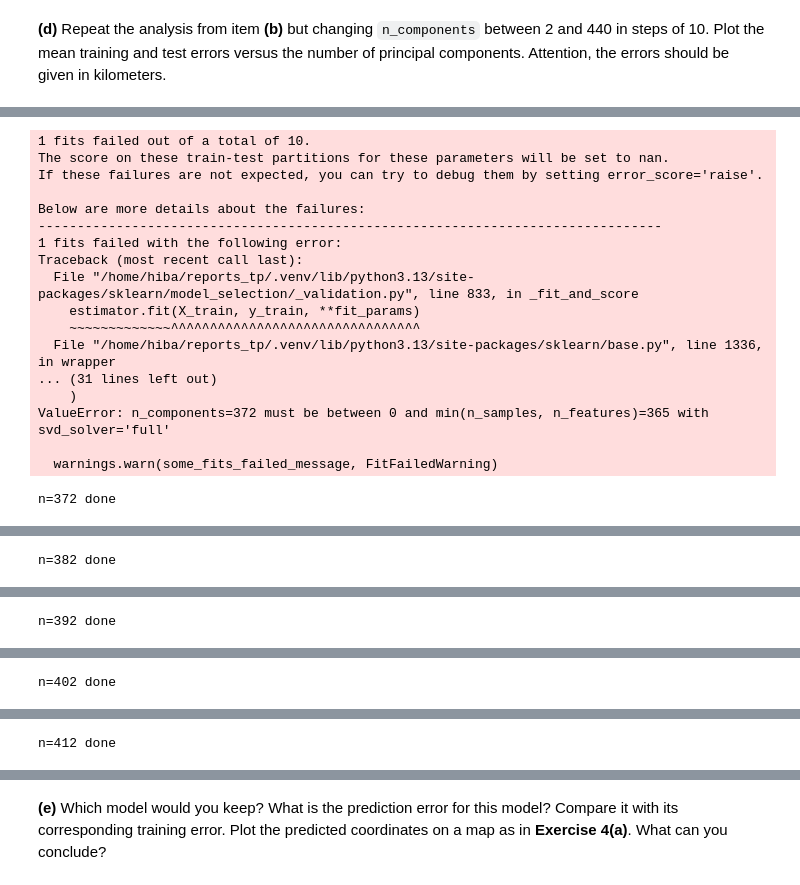
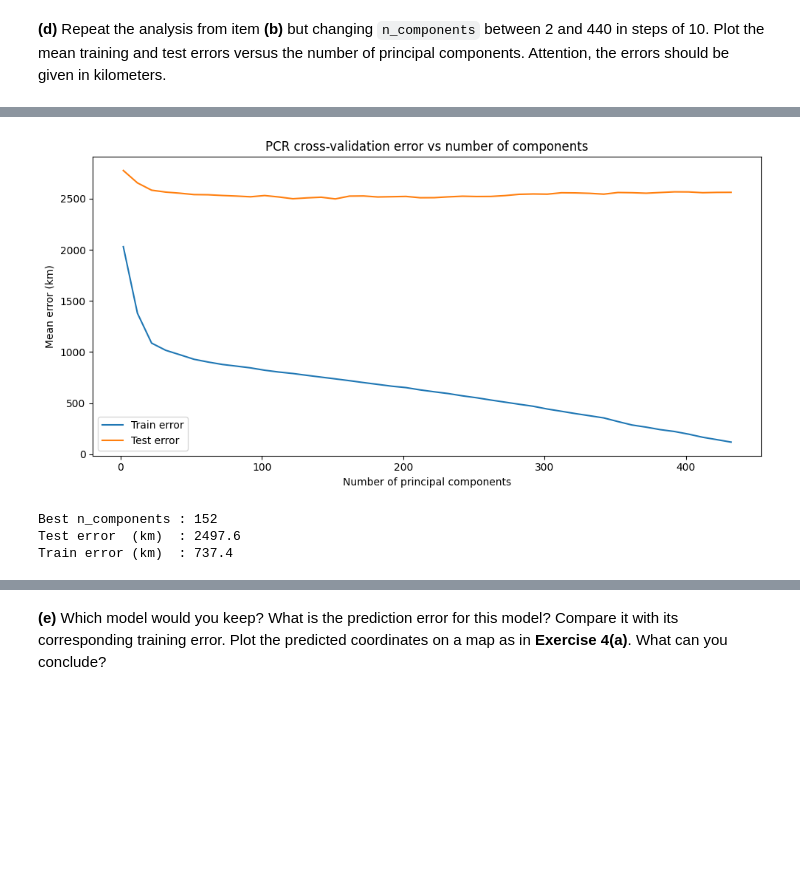
Before and after one commit to Ba-Hi/reports_tp, a Jupyter notebook: TP2/TP2.ipynb, the cells around one changed output, grey strips where cells are left out. Cells and saved outputs as stored; diff of their text form; code cells hidden in the pictures; blank space fills up the shorter version.

```diff
--- a/TP2/TP2.ipynb
+++ b/TP2/TP2.ipynb
@@ -600,40 +602,56 @@ n_components_list = list(range(2, 441, 10))
 train_errors = []
 test_errors = []
 
+
 for n in n_components_list:
     pipe = make_pipeline(
         PCA(n_components=n, svd_solver='full'),
         LinearRegression()
     )
+
     cv = GroupKFold(n_splits=10)
+    train_fold = []
+    test_fold  = []
 
-    results = cross_validate(
-        pipe, X, y,
-        cv=cv,
-        groups=groups,
-        scoring=scorer,
-        return_train_score=True
-    )
+    for train_idx, test_idx in cv.split(X, y, groups=groups):
+        X_train, X_test = X[train_idx], X[test_idx]
+        y_train, y_test = y[train_idx], y[test_idx]
 
-    train_errors.append(-np.nanmean(results['train_score']))
-    test_errors.append(-np.nanmean(results['test_score']))
-    print(f"n={n} done")
+        # Adapter n_components si trop grand pour ce fold
+        n_comp = min(n, X_train.shape[0] - 1)
+        pipe.set_params(pca__n_components=n_comp)
 
-#plot
+        pipe.fit(X_train, y_train)
+
+        y_train_pred = pipe.predict(X_train)
+        d_train = np.diag(haversine_distances(
+            np.radians(y_train), np.radians(y_train_pred)
+        )) * 6371
+        train_fold.append(d_train.mean())
+
+        y_test_pred = pipe.predict(X_test)
+        d_test = np.diag(haversine_distances(
+            np.radians(y_test), np.radians(y_test_pred)
+        )) * 6371
+        test_fold.append(d_test.mean())
+
+    train_errors.append(np.mean(train_fold))
+    test_errors.append(np.mean(test_fold))
+    print(f"n={n} done | test={test_errors[-1]:.0f} km | train={train_errors[-1]:.0f} km")
+
+# Plot
 plt.figure(figsize=(10, 5))
 plt.plot(n_components_list, train_errors, label='Train error')
 plt.plot(n_components_list, test_errors,  label='Test error')
 plt.xlabel('Number of principal components')
 plt.ylabel('Mean error (km)')
-plt.title('PCR — train vs test error as a function of n_components')
+plt.title('PCR cross-validation error vs number of components')
 plt.legend()
-plt.grid(True)
+plt.tight_layout()
 plt.show()
 
-#best model
-best_idx = test_errors.index(min(test_errors))
-best_n   = n_components_list[best_idx]
-print(f"Best n_components : {best_n}")
-print(f"Test error  (km)  : {test_errors[best_idx]:.1f}")
-print(f"Train error (km)  : {train_errors[best_idx]:.1f}")
+best_n = n_components_list[np.argmin(test_errors)]
+print(f"\nBest n_components : {best_n}")
+print(f"Test error  (km)  : {min(test_errors):.1f}")
+print(f"Train error (km)  : {train_errors[np.argmin(test_errors)]:.1f}")
 # %% [output]
@@ -657,18 +675,4 @@ n=362 done
+[figure, added]
-1 fits failed out of a total of 10.
-The score on these train-test partitions for these parameters will be set to nan.
-If these failures are not expected, you can try to debug them by setting error_score='raise'.
-
-Below are more details about the failures:
---------------------------------------------------------------------------------
-1 fits failed with the following error:
-Traceback (most recent call last):
-  File "/home/hiba/reports_tp/.venv/lib/python3.13/site-packages/sklearn/model_selection/_validation.py", line 833, in _fit_and_score
-    estimator.fit(X_train, y_train, **fit_params)
-    ~~~~~~~~~~~~~^^^^^^^^^^^^^^^^^^^^^^^^^^^^^^^^
-  File "/home/hiba/reports_tp/.venv/lib/python3.13/site-packages/sklearn/base.py", line 1336, in wrapper
-... (31 lines left out)
-    )
-ValueError: n_components=372 must be between 0 and min(n_samples, n_features)=365 with svd_solver='full'
-
-  warnings.warn(some_fits_failed_message, FitFailedWarning)
+Best n_components : 152
+Test error  (km)  : 2497.6
+Train error (km)  : 737.4
-n=372 done
@@ -692 +678,0 @@ ValueError: n_components=382 must be between 0 and min(n_samples, n_features)=36
-n=382 done
@@ -710 +678,0 @@ ValueError: n_components=392 must be between 0 and min(n_samples, n_features)=38
-n=392 done
@@ -728 +678,0 @@ ValueError: n_components=402 must be between 0 and min(n_samples, n_features)=38
-n=402 done
@@ -746 +678,0 @@ ValueError: n_components=412 must be between 0 and min(n_samples, n_features)=38
-n=412 done
```
Also changed, not shown: parts of 16 cells of this notebook.
